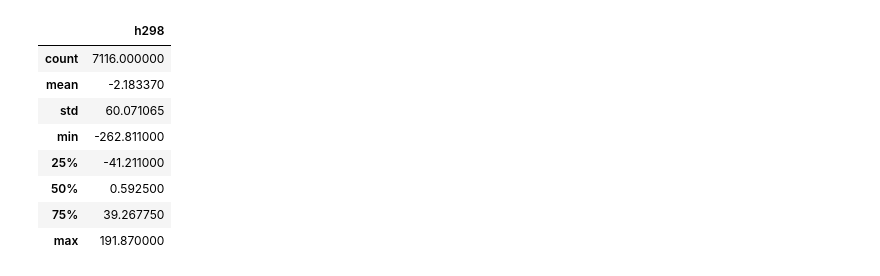
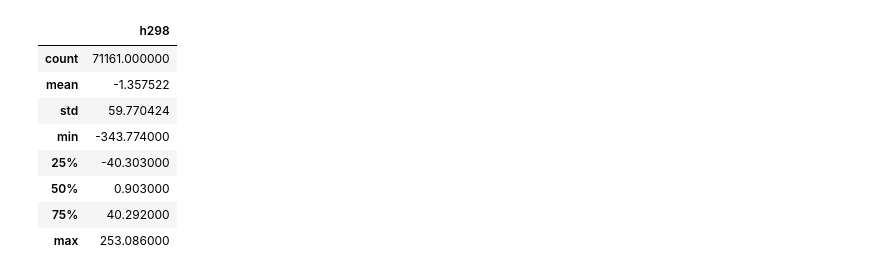
Before and after one commit to sourcery-ai-experiments/chemprop, a Jupyter notebook: multifidelity_results_analysis.ipynb, the cells around one changed output. Saved outputs shown, nothing was run; the diff lists cells and outputs as text; code cells hidden in the pictures.

```diff
--- a/multifidelity_results_analysis.ipynb
+++ b/multifidelity_results_analysis.ipynb
@@ -6,14 +9,15 @@ import matplotlib.pyplot as plt
 # pd.set_option('display.max_rows', None)
 # %%
-h298_df = pd.read_csv('tests/data/gdb11_0.001.csv')
+# h298_df = pd.read_csv('tests/data/gdb11_0.001.csv')
+h298_df = pd.read_csv('tests/data/gdb11_0.01.csv')
 h298_df.describe()
 # %% [output]
 |  | h298 |
-| count | 7116.000000 |
-| mean | -2.183370 |
-| std | 60.071065 |
-| min | -262.811000 |
-| 25% | -41.211000 |
-| 50% | 0.592500 |
-| 75% | 39.267750 |
-| max | 191.870000 |
+| count | 71161.000000 |
+| mean | -1.357522 |
+| std | 59.770424 |
+| min | -343.774000 |
+| 25% | -40.303000 |
+| 50% | 0.903000 |
+| 75% | 40.292000 |
+| max | 253.086000 |
```
Also changed, not shown: parts of 11 cells of this notebook, 1 other file.
